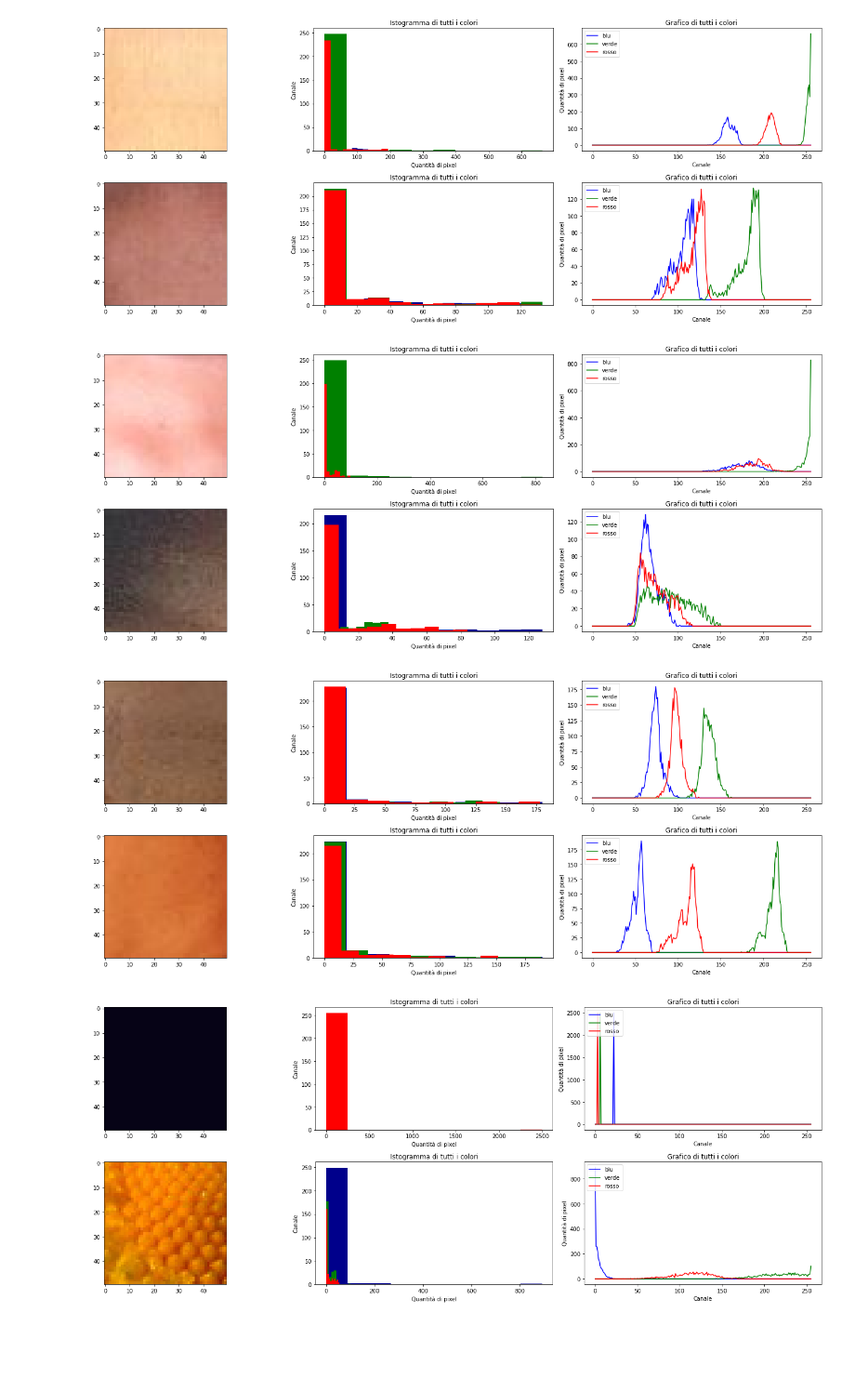
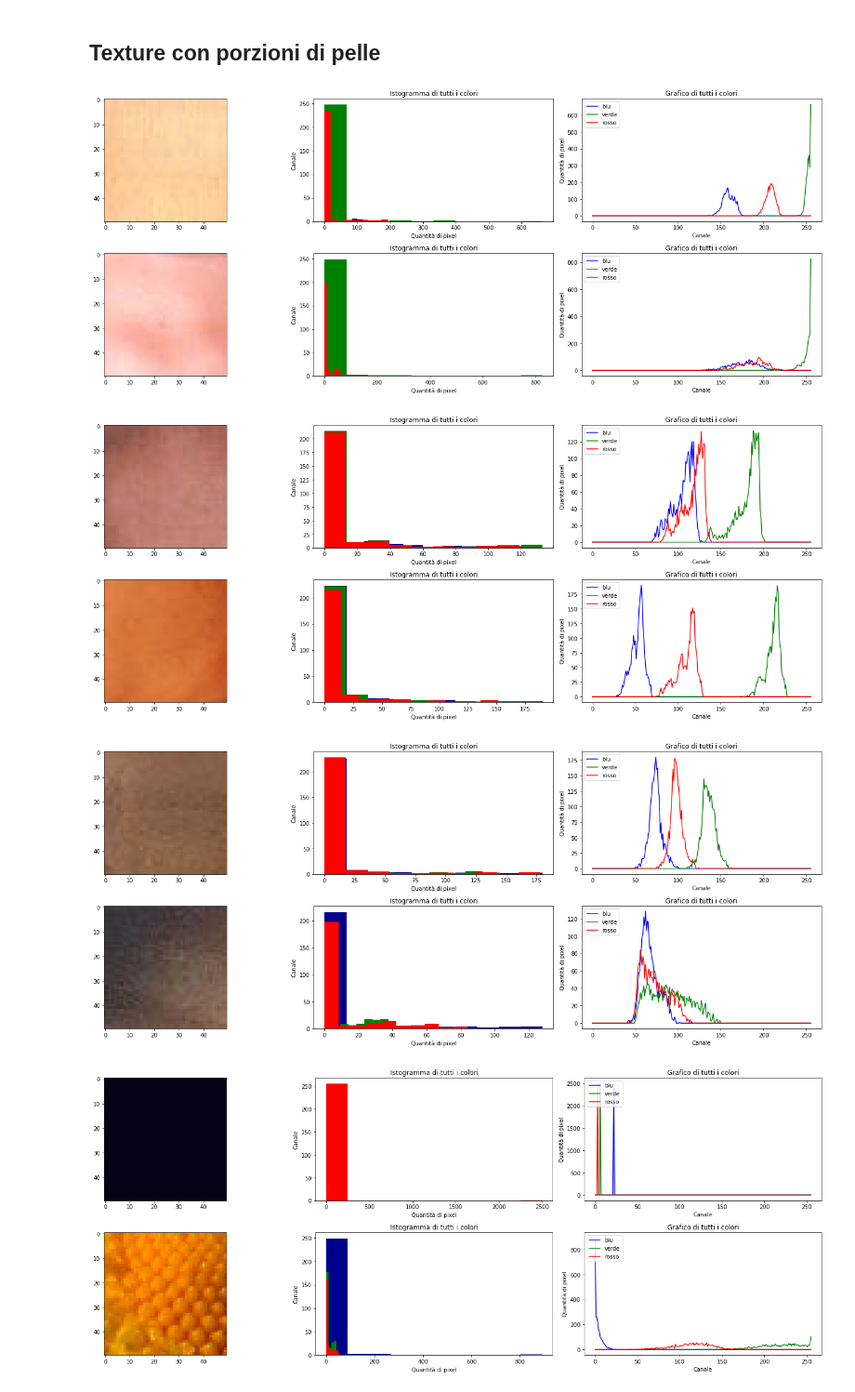
Before and after one commit to Wooler97/Skin-Detection, a Jupyter notebook: a.ipynb, the cells around one changed output. Shown at 93% size. Cells and saved outputs as stored; diff of their text form; code cells hidden in the pictures; blank space fills up the shorter version.

```diff
--- a/a.ipynb
+++ b/a.ipynb
@@ -7,3 +9,5 @@ from tabulate import tabulate
+# %% [markdown]
+## Texture con porzioni di pelle
 # %%
 img = cv2.imread('skin/pelle10.jpg', cv2.IMREAD_COLOR)
 blu = cv2.calcHist([img], [0], None, [256], [0, 256])
@@ -34,7 +38,7 @@ plt.xlabel('Canale')
 
 
 
-img2 = cv2.imread('skin/pelle9.jpg', cv2.IMREAD_COLOR)
+img2 = cv2.imread('skin/pelle8.jpg', cv2.IMREAD_COLOR)
 blu = cv2.calcHist([img2], [0], None, [256], [0, 256])
 rosso = cv2.calcHist([img2], [1], None, [256], [0, 256])
 verde = cv2.calcHist([img2], [2], None, [256], [0, 256])
@@ -63,9 +67,9 @@ plt.xlabel('Canale')
 plt.tight_layout()
 plt.show()
 # %% [output]
-[figure, old version]
+[figure, new version]
 # %%
-img3 = cv2.imread('skin/pelle8.jpg', cv2.IMREAD_COLOR)
+img3 = cv2.imread('skin/pelle9.jpg', cv2.IMREAD_COLOR)
 blu = cv2.calcHist([img3], [0], None, [256], [0, 256])
 rosso = cv2.calcHist([img3], [1], None, [256], [0, 256])
 verde = cv2.calcHist([img3], [2], None, [256], [0, 256])
@@ -93,38 +97,38 @@ plt.legend(loc = 'upper left')
 plt.ylabel('Quantità di pixel')
 plt.xlabel('Canale')
 
-img4 = cv2.imread('skin/pelle21.jpg', cv2.IMREAD_COLOR)
+img4 = cv2.imread('skin/pelle32.jpg', cv2.IMREAD_COLOR)
 blu = cv2.calcHist([img4], [0], None, [256], [0, 256])
 rosso = cv2.calcHist([img4], [1], None, [256], [0, 256])
 verde = cv2.calcHist([img4], [2], None, [256], [0, 256])
 
 
 ch4 = cv2.mean(img4)
 img4 = cv2.cvtColor(img4, cv2.COLOR_BGR2RGB)
 plt.subplot(2,3,4)
 plt.imshow(img4)
 
 plt.subplot(2,3,5)
 plt.title("Istogramma di tutti i colori")
 plt.hist(blu,color="darkblue")
 plt.hist(verde,color="green")
 plt.hist(rosso,color="red")
 plt.xlabel('Quantità di pixel')
 plt.ylabel('Canale')
 
 plt.subplot(2,3,6)
 plt.title("Grafico di tutti i colori")
 plt.plot(blu, "-b", label = "blu")
 plt.plot(verde, "-g", label = "verde")
 plt.plot(rosso, "-r", label = "rosso")
 plt.legend(loc = 'upper left')
 plt.ylabel('Quantità di pixel')
 plt.xlabel('Canale')
 
 plt.tight_layout()
 plt.show()
 # %% [output]
-[figure, old version]
+[figure, new version]
 # %%
 img5 = cv2.imread('skin/pelle19.jpg', cv2.IMREAD_COLOR)
 blu = cv2.calcHist([img5], [0], None, [256], [0, 256])
@@ -154,7 +158,7 @@ plt.legend(loc = 'upper left')
 plt.ylabel('Quantità di pixel')
 plt.xlabel('Canale')
 
-img6 = cv2.imread('skin/pelle32.jpg', cv2.IMREAD_COLOR)
+img6 = cv2.imread('skin/pelle21.jpg', cv2.IMREAD_COLOR)
 blu = cv2.calcHist([img6], [0], None, [256], [0, 256])
 rosso = cv2.calcHist([img6], [1], None, [256], [0, 256])
 verde = cv2.calcHist([img6], [2], None, [256], [0, 256])
@@ -183,7 +187,7 @@ plt.xlabel('Canale')
 plt.tight_layout()
 plt.show()
 # %% [output]
-[figure, old version]
+[figure, new version]
 # %%
 img7 = cv2.imread('nonskin/sweat8.jpg', cv2.IMREAD_COLOR)
 blu = cv2.calcHist([img7], [0], None, [256], [0, 256])
```
Also changed, not shown: parts of 5 cells of this notebook.
